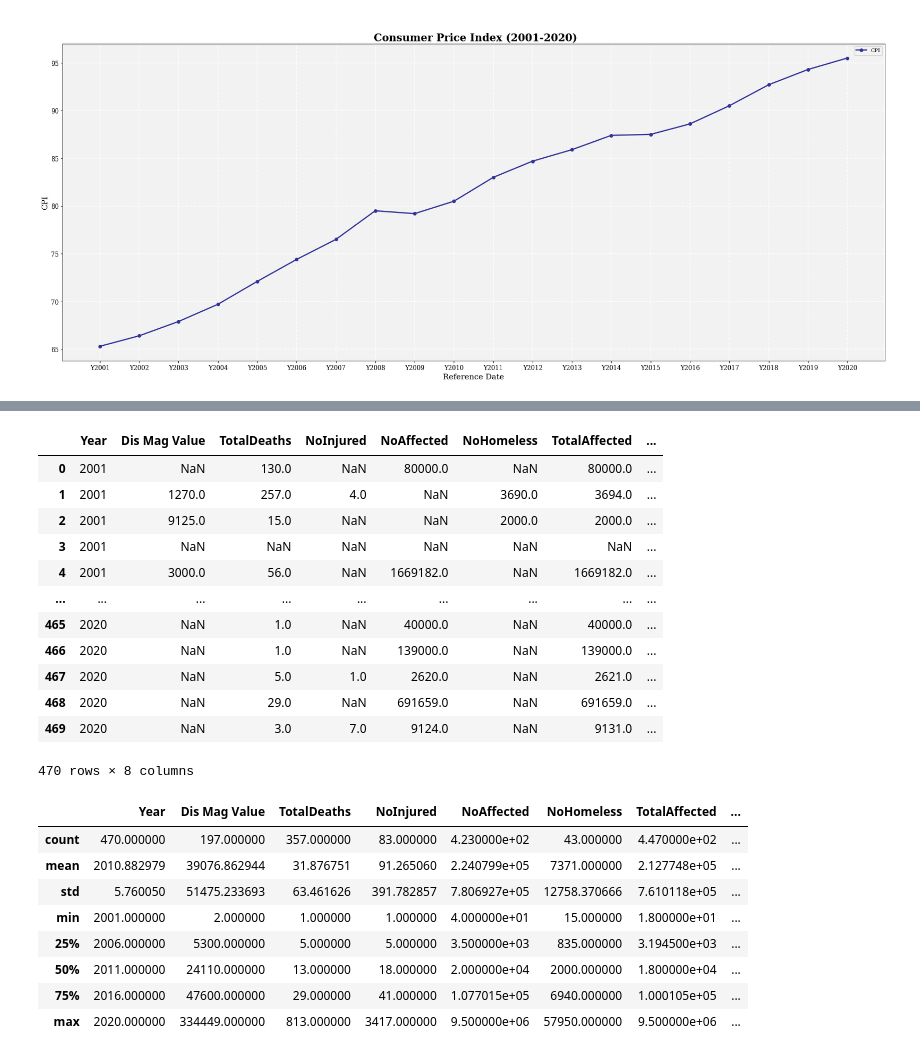
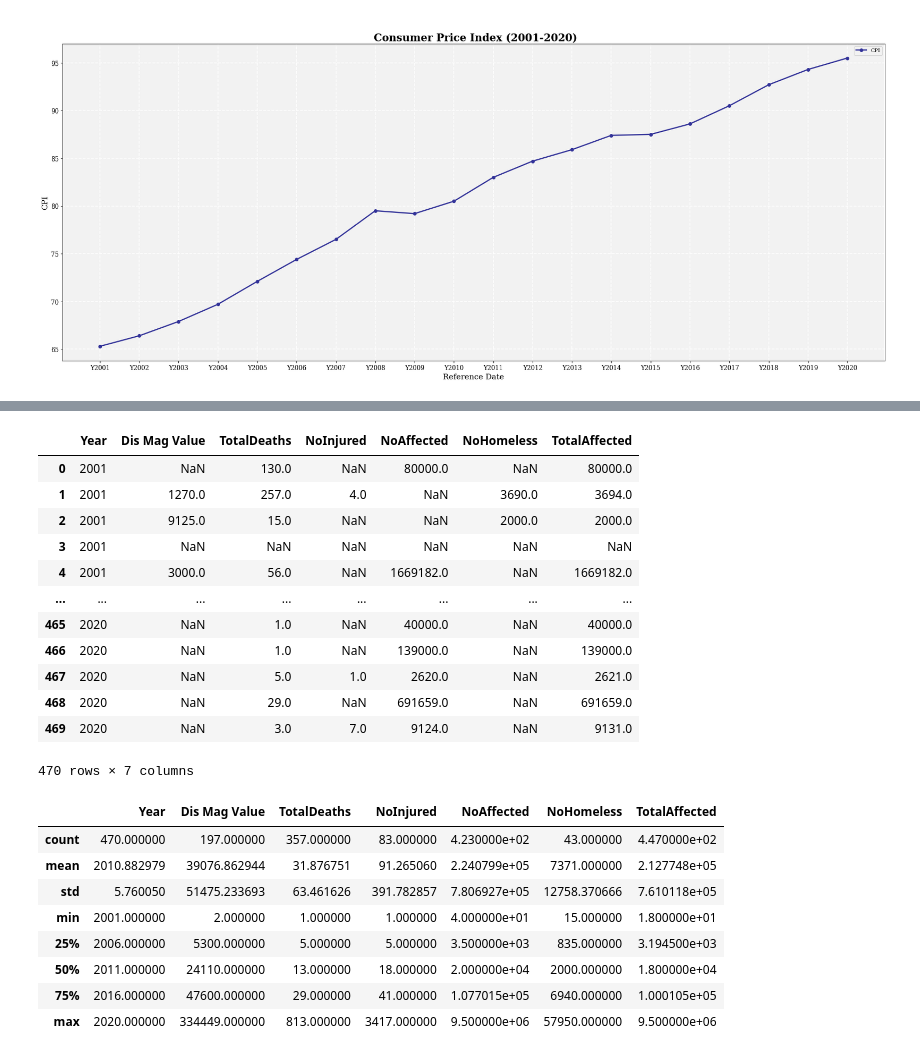
Before and after one commit to KarlAndreiCalimutan/Beta-Tech_BSIT_3207, a Jupyter notebook: Datasets_visual.ipynb, the cells around one changed output, grey strips where cells are left out. Drawn from its saved outputs; the diff is of its cells as text; code cells hidden in the pictures.

```diff
--- a/Datasets_visual.ipynb
+++ b/Datasets_visual.ipynb
@@ -242,32 +254,32 @@ plt.show()
 # %%
-url = 'https://raw.githubusercontent.com/mushimushe/Beta-Tech_BSIT_3207/main/Data%20Visualizations/Datasets%20csv/Correlation%201.0.csv'
+url = 'https://raw.githubusercontent.com/mushimushe/Beta-Tech_BSIT_3207/main/Data%20Visualizations/Datasets%20csv/Correlation%20matrix.csv'
 df = pd.read_csv(url)
 display(df.iloc[0:])
 # %% [output]
-|  | Year | Dis Mag Value | TotalDeaths | NoInjured | NoAffected | NoHomeless | TotalAffected | ... |
-| 0 | 2001 | NaN | 130.0 | NaN | 80000.0 | NaN | 80000.0 | ... |
-| 1 | 2001 | 1270.0 | 257.0 | 4.0 | NaN | 3690.0 | 3694.0 | ... |
-| 2 | 2001 | 9125.0 | 15.0 | NaN | NaN | 2000.0 | 2000.0 | ... |
-| 3 | 2001 | NaN | NaN | NaN | NaN | NaN | NaN | ... |
-| 4 | 2001 | 3000.0 | 56.0 | NaN | 1669182.0 | NaN | 1669182.0 | ... |
-| ... | ... | ... | ... | ... | ... | ... | ... | ... |
-| 465 | 2020 | NaN | 1.0 | NaN | 40000.0 | NaN | 40000.0 | ... |
-| 466 | 2020 | NaN | 1.0 | NaN | 139000.0 | NaN | 139000.0 | ... |
-| 467 | 2020 | NaN | 5.0 | 1.0 | 2620.0 | NaN | 2621.0 | ... |
-| 468 | 2020 | NaN | 29.0 | NaN | 691659.0 | NaN | 691659.0 | ... |
-| 469 | 2020 | NaN | 3.0 | 7.0 | 9124.0 | NaN | 9131.0 | ... |
+|  | Year | Dis Mag Value | TotalDeaths | NoInjured | NoAffected | NoHomeless | TotalAffected |
+| 0 | 2001 | NaN | 130.0 | NaN | 80000.0 | NaN | 80000.0 |
+| 1 | 2001 | 1270.0 | 257.0 | 4.0 | NaN | 3690.0 | 3694.0 |
+| 2 | 2001 | 9125.0 | 15.0 | NaN | NaN | 2000.0 | 2000.0 |
+| 3 | 2001 | NaN | NaN | NaN | NaN | NaN | NaN |
+| 4 | 2001 | 3000.0 | 56.0 | NaN | 1669182.0 | NaN | 1669182.0 |
+| ... | ... | ... | ... | ... | ... | ... | ... |
+| 465 | 2020 | NaN | 1.0 | NaN | 40000.0 | NaN | 40000.0 |
+| 466 | 2020 | NaN | 1.0 | NaN | 139000.0 | NaN | 139000.0 |
+| 467 | 2020 | NaN | 5.0 | 1.0 | 2620.0 | NaN | 2621.0 |
+| 468 | 2020 | NaN | 29.0 | NaN | 691659.0 | NaN | 691659.0 |
+| 469 | 2020 | NaN | 3.0 | 7.0 | 9124.0 | NaN | 9131.0 |
-470 rows × 8 columns
+470 rows × 7 columns
 # %%
 df.describe()
 # %% [output]
-|  | Year | Dis Mag Value | TotalDeaths | NoInjured | NoAffected | NoHomeless | TotalAffected | ... |
-| count | 470.000000 | 197.000000 | 357.000000 | 83.000000 | 4.230000e+02 | 43.000000 | 4.470000e+02 | ... |
-| mean | 2010.882979 | 39076.862944 | 31.876751 | 91.265060 | 2.240799e+05 | 7371.000000 | 2.127748e+05 | ... |
-| std | 5.760050 | 51475.233693 | 63.461626 | 391.782857 | 7.806927e+05 | 12758.370666 | 7.610118e+05 | ... |
-| min | 2001.000000 | 2.000000 | 1.000000 | 1.000000 | 4.000000e+01 | 15.000000 | 1.800000e+01 | ... |
-| 25% | 2006.000000 | 5300.000000 | 5.000000 | 5.000000 | 3.500000e+03 | 835.000000 | 3.194500e+03 | ... |
-| 50% | 2011.000000 | 24110.000000 | 13.000000 | 18.000000 | 2.000000e+04 | 2000.000000 | 1.800000e+04 | ... |
-| 75% | 2016.000000 | 47600.000000 | 29.000000 | 41.000000 | 1.077015e+05 | 6940.000000 | 1.000105e+05 | ... |
-| max | 2020.000000 | 334449.000000 | 813.000000 | 3417.000000 | 9.500000e+06 | 57950.000000 | 9.500000e+06 | ... |
+|  | Year | Dis Mag Value | TotalDeaths | NoInjured | NoAffected | NoHomeless | TotalAffected |
+| count | 470.000000 | 197.000000 | 357.000000 | 83.000000 | 4.230000e+02 | 43.000000 | 4.470000e+02 |
+| mean | 2010.882979 | 39076.862944 | 31.876751 | 91.265060 | 2.240799e+05 | 7371.000000 | 2.127748e+05 |
+| std | 5.760050 | 51475.233693 | 63.461626 | 391.782857 | 7.806927e+05 | 12758.370666 | 7.610118e+05 |
+| min | 2001.000000 | 2.000000 | 1.000000 | 1.000000 | 4.000000e+01 | 15.000000 | 1.800000e+01 |
+| 25% | 2006.000000 | 5300.000000 | 5.000000 | 5.000000 | 3.500000e+03 | 835.000000 | 3.194500e+03 |
+| 50% | 2011.000000 | 24110.000000 | 13.000000 | 18.000000 | 2.000000e+04 | 2000.000000 | 1.800000e+04 |
+| 75% | 2016.000000 | 47600.000000 | 29.000000 | 41.000000 | 1.077015e+05 | 6940.000000 | 1.000105e+05 |
+| max | 2020.000000 | 334449.000000 | 813.000000 | 3417.000000 | 9.500000e+06 | 57950.000000 | 9.500000e+06 |
 # %%
 #Overview of Relationships
```
Also changed, not shown: parts of 6 cells of this notebook.
